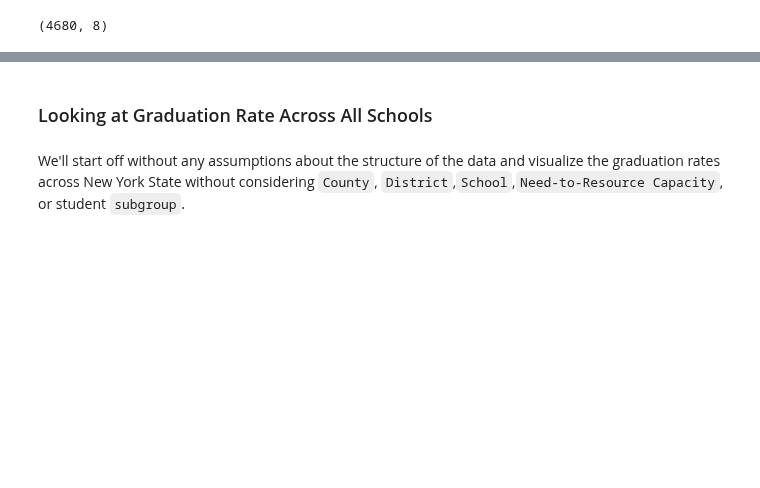
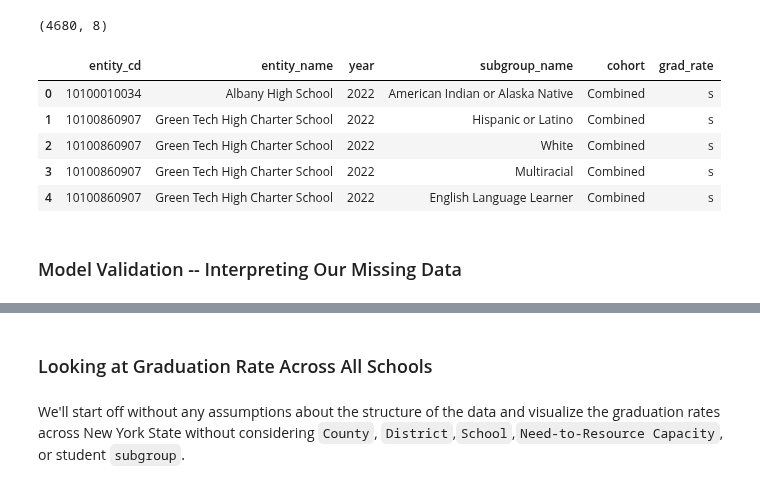
Before and after one commit to asoylatte03/nys-ell-grad-rate, a Jupyter notebook: exploratory data analysis.ipynb, the cells around one changed output, grey strips where cells are left out. Saved outputs shown, nothing was run; the diff lists cells and outputs as text; code cells hidden in the pictures; blank space fills up the shorter version.

```diff
--- a/exploratory data analysis.ipynb
+++ b/exploratory data analysis.ipynb
@@ -32,3 +33,14 @@ nys_gradrate_22.head()
 nys_gradrate_22.shape
 # %% [output]
 (4680, 8)
+# %%
+missing_df.head()
+# %% [output]
+|  | entity_cd | entity_name | year | subgroup_name | cohort | grad_rate |
+| 0 | 10100010034 | Albany High School | 2022 | American Indian or Alaska Native | Combined | s |
+| 1 | 10100860907 | Green Tech High Charter School | 2022 | Hispanic or Latino | Combined | s |
+| 2 | 10100860907 | Green Tech High Charter School | 2022 | White | Combined | s |
+| 3 | 10100860907 | Green Tech High Charter School | 2022 | Multiracial | Combined | s |
+| 4 | 10100860907 | Green Tech High Charter School | 2022 | English Language Learner | Combined | s |
+# %% [markdown]
+### Model Validation -- Interpreting Our Missing Data
```
Also changed, not shown: parts of 6 cells of this notebook, 7 other files.
